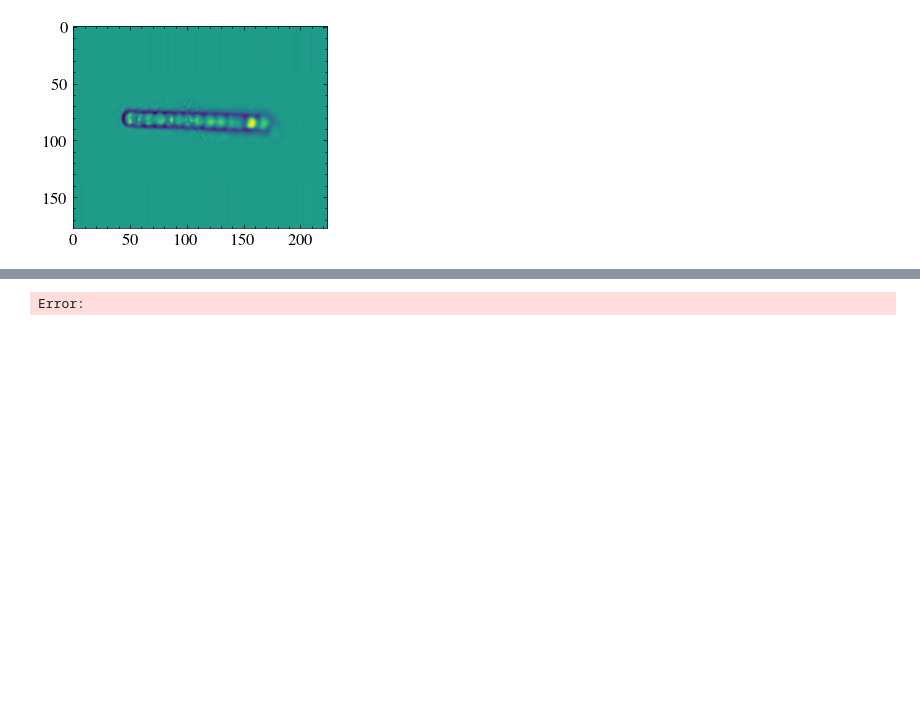
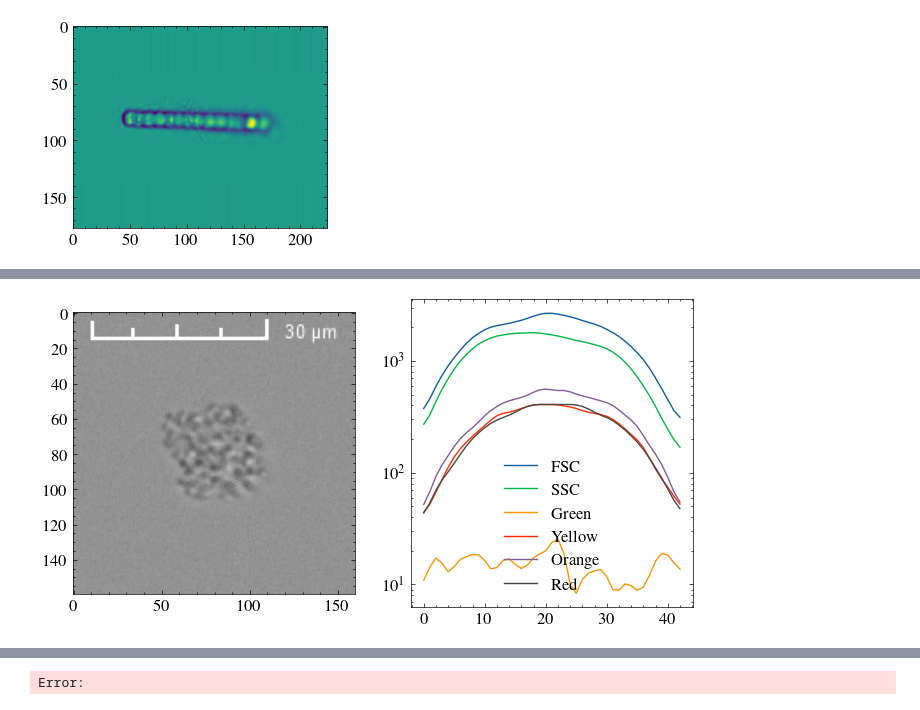
Before and after one commit to imveikka/multimodal_plankton_recognition, a Jupyter notebook: data_analysis.ipynb, the cells around one changed output, grey strips where cells are left out. Drawn from its saved outputs; the diff is of its cells as text; code cells hidden in the pictures; blank space fills up the shorter version.

```diff
--- a/data_analysis.ipynb
+++ b/data_analysis.ipynb
@@ -505,0 +496,32 @@ shape: (138_717, 8)
+# %%
+imgs = []
+profs = []
+classes = []
+
+for id, sample, fws, sws, green, yellow, orange, red in df.rows():
+    key = f'{sample}_{id}'
+    img_path = lookup[key]['image']
+    prof_path = img_path.replace('Cropped_With_Scalebar', 'Profile').replace('jpg', 'csv')
+    imgs.append(img_path)
+    profs.append(prof_path)
+    classes.append(lookup[key]['class'])
+    profile = pl.DataFrame(
+        {
+           'FSC': fws,
+           'SSC': sws,
+           'Green': green,
+           'Yellow': yellow,
+           'Orange': orange,
+           'Red': red
+        }
+    )
+    profile.write_csv(root / prof_path)
+
+annotations = pl.DataFrame(
+    {
+        'image': imgs,
+        'profile': profs,
+        'class': classes
+    }
+).sort('class', 'image')
+annotations.write_csv(root / 'annotations.csv')
@@ -505,0 +545,10 @@ shape: (138_717, 8)
+# %%
+_, ax = plt.subplots(1, 2, figsize=(8,4))
+
+sample = annotations[2000]
+
+ax[0].imshow(Image.open(root / sample['image'].item()))
+pd.read_csv(root / sample['profile'].item()).plot(ax=ax[1])
+ax[1].set_yscale('log')
+# %% [output]
+[figure, added]
```
Also changed, not shown: parts of 13 cells of this notebook, 12 other files.
